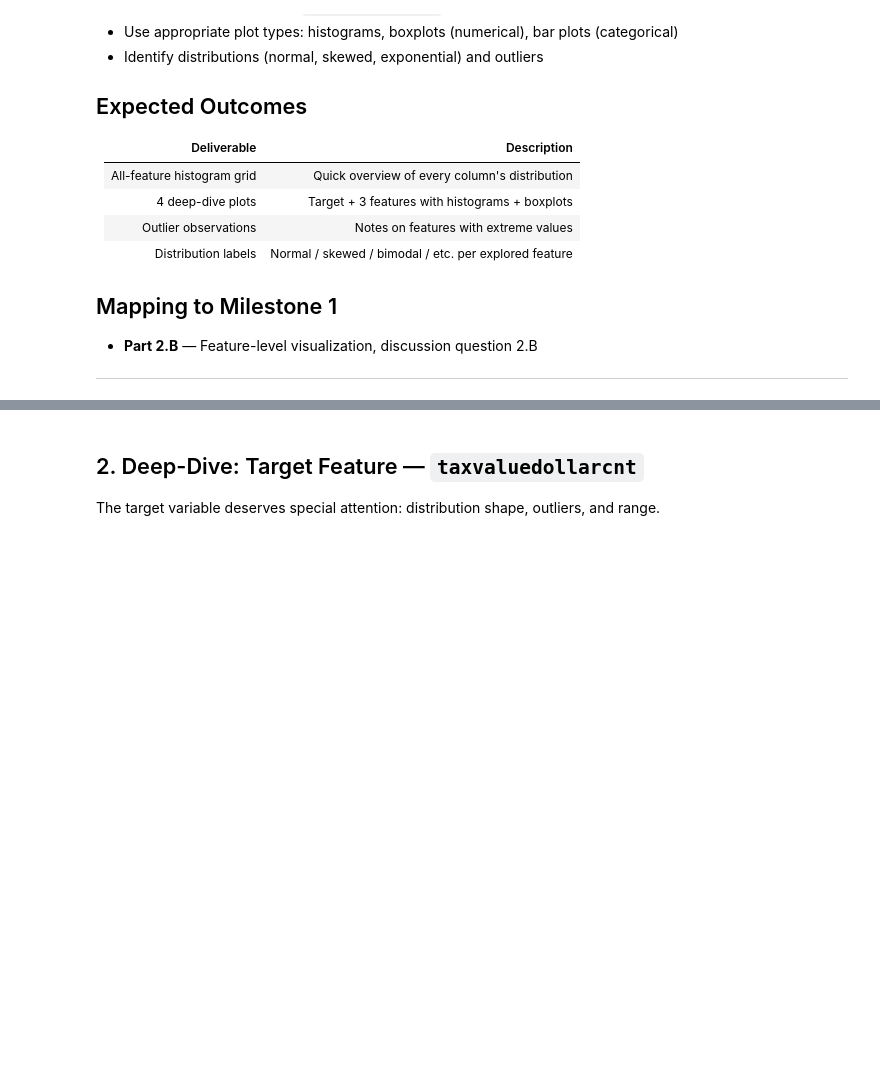
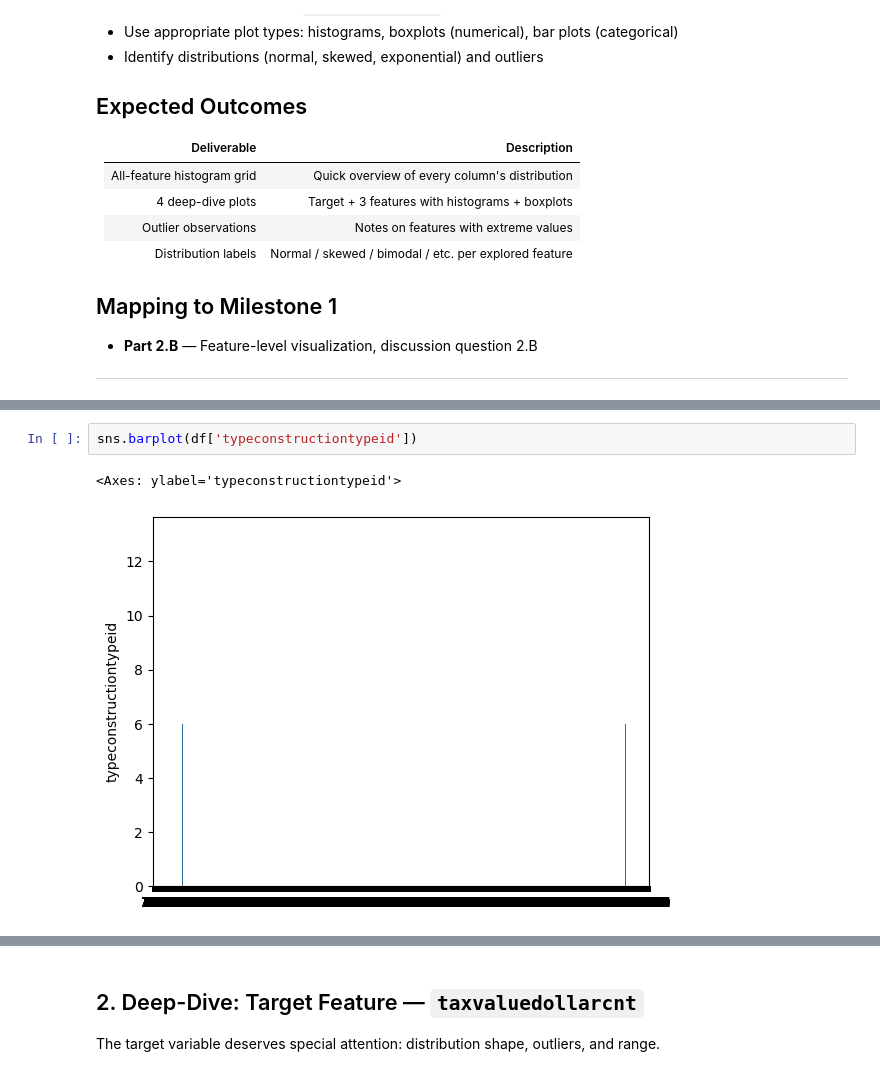
Before and after one commit to kumargaurav-bu-edu/bu_shared_projects, a Jupyter notebook: 02_eda_feature_visualization.ipynb, the cells around one changed output, grey strips where cells are left out. Cells and saved outputs as stored; diff of their text form; blank space fills up the shorter version.

```diff
--- a/02_eda_feature_visualization.ipynb
+++ b/02_eda_feature_visualization.ipynb
@@ -48,0 +60,5 @@ plt.show()
+# %%
+sns.barplot(df['typeconstructiontypeid'])
+# %% [output]
+<Axes: ylabel='typeconstructiontypeid'>
+[figure, added]
```
Also changed, not shown: parts of 21 cells of this notebook.
